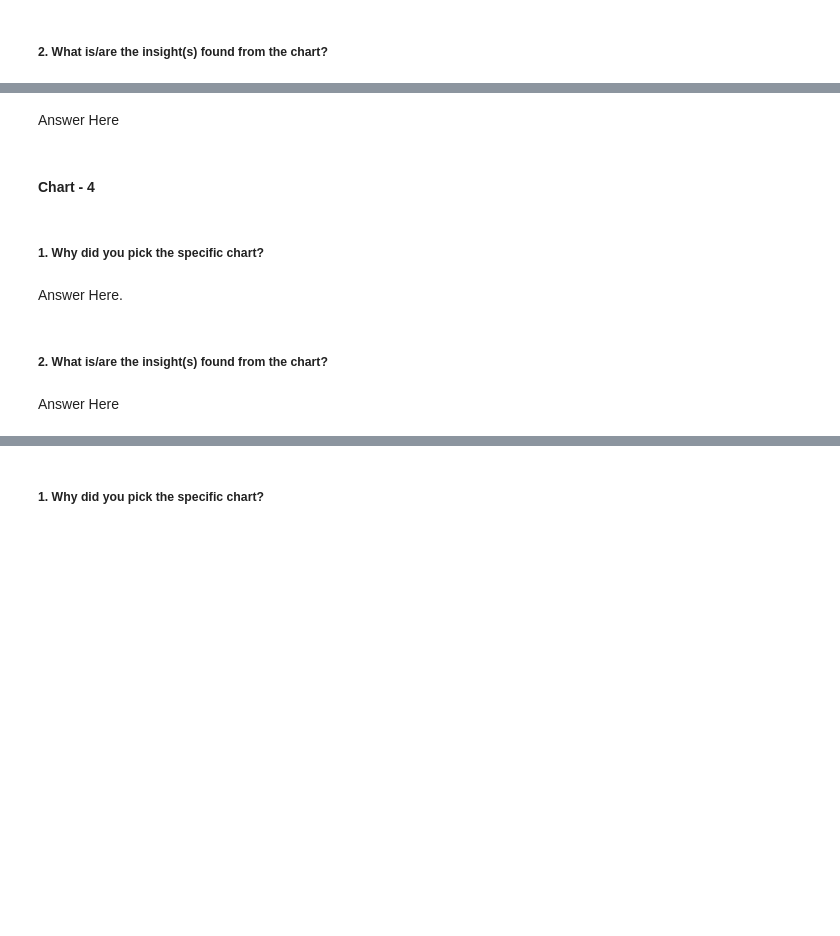
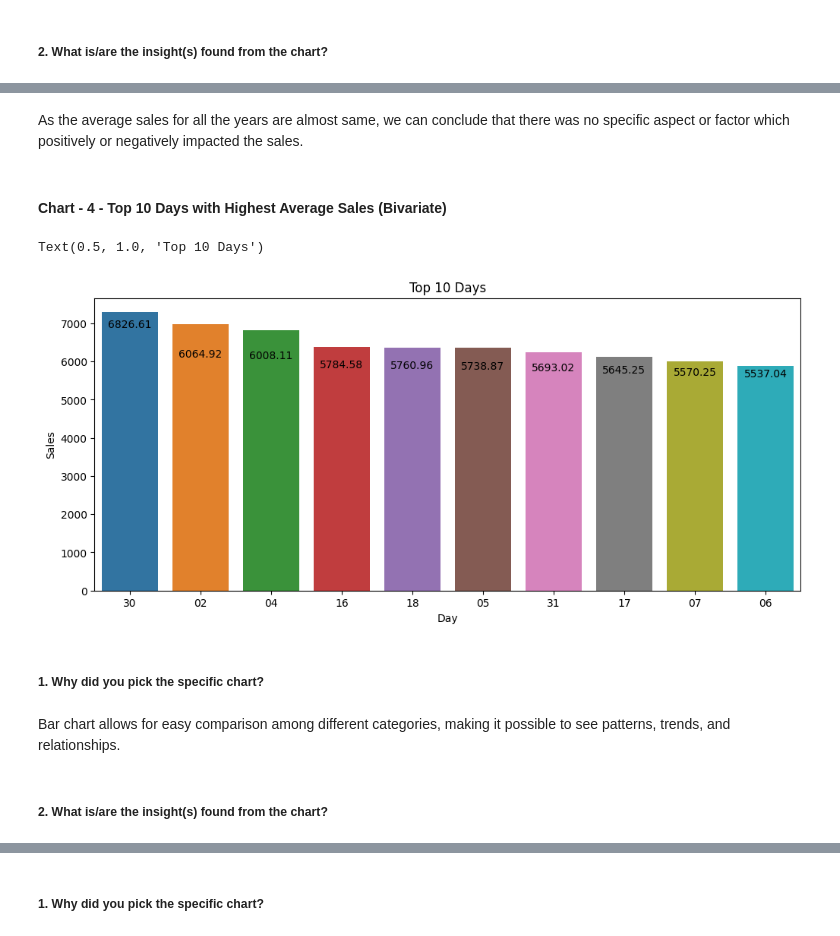
Before and after one commit to dhar9571/Retail-Sales-Prediction-ML-Regression, a Jupyter notebook: Capstone_Project_Retail_Sales_Prediction_ML_Regression.ipynb, the cells around one changed output, grey strips where cells are left out. Drawn from its saved outputs; the diff is of its cells as text; code cells hidden in the pictures; blank space fills up the shorter version.

```diff
--- a/Capstone_Project_Retail_Sales_Prediction_ML_Regression.ipynb
+++ b/Capstone_Project_Retail_Sales_Prediction_ML_Regression.ipynb
@@ -294,4 +476,0 @@ Are there any insights that lead to negative growth? Justify with specific reaso
-# %% [markdown]
-Answer Here
-# %% [markdown]
-#### Chart - 4
@@ -300,8 +477,36 @@ Answer Here
+# %% [markdown]
+As the average sales for all the years are almost same, we can conclude that there was no specific aspect or factor which positively or negatively impacted the sales.
+# %% [markdown]
+#### Chart - 4 - Top 10 Days with Highest Average Sales (Bivariate)
+# %%
+# Chart - 4 visualization code
+
+# Setting up plot size
+
+plt.figure(figsize=(12,5))
+
+# Creating a seperate dataframe which will contain Day wise grouped average sales
+
+day_sales = df.groupby("Day")["Sales"].mean().reset_index().sort_values(by="Sales",ascending=False)
+
+# Plotting bargraph:
+
+# Creating instance and for loop to show respective values on the bars:
+
+ds = sns.barplot(x=day_sales["Day"][:10],y=day_sales["Sales"][:10])
+
+for value in ms.containers:
+  ds.bar_label(value)
+
+# Setting Plot Title:
+
+plt.title("Top 10 Days")
+# %% [output]
+Text(0.5, 1.0, 'Top 10 Days')
+[figure, added]
 # %% [markdown]
 ##### 1. Why did you pick the specific chart?
-# %% [markdown]
-Answer Here.
+# %% [markdown]
+Bar chart allows for easy comparison among different categories, making it possible to see patterns, trends, and relationships.
 # %% [markdown]
 ##### 2. What is/are the insight(s) found from the chart?
-# %% [markdown]
-Answer Here
```
Also changed, not shown: parts of 155 cells of this notebook.
